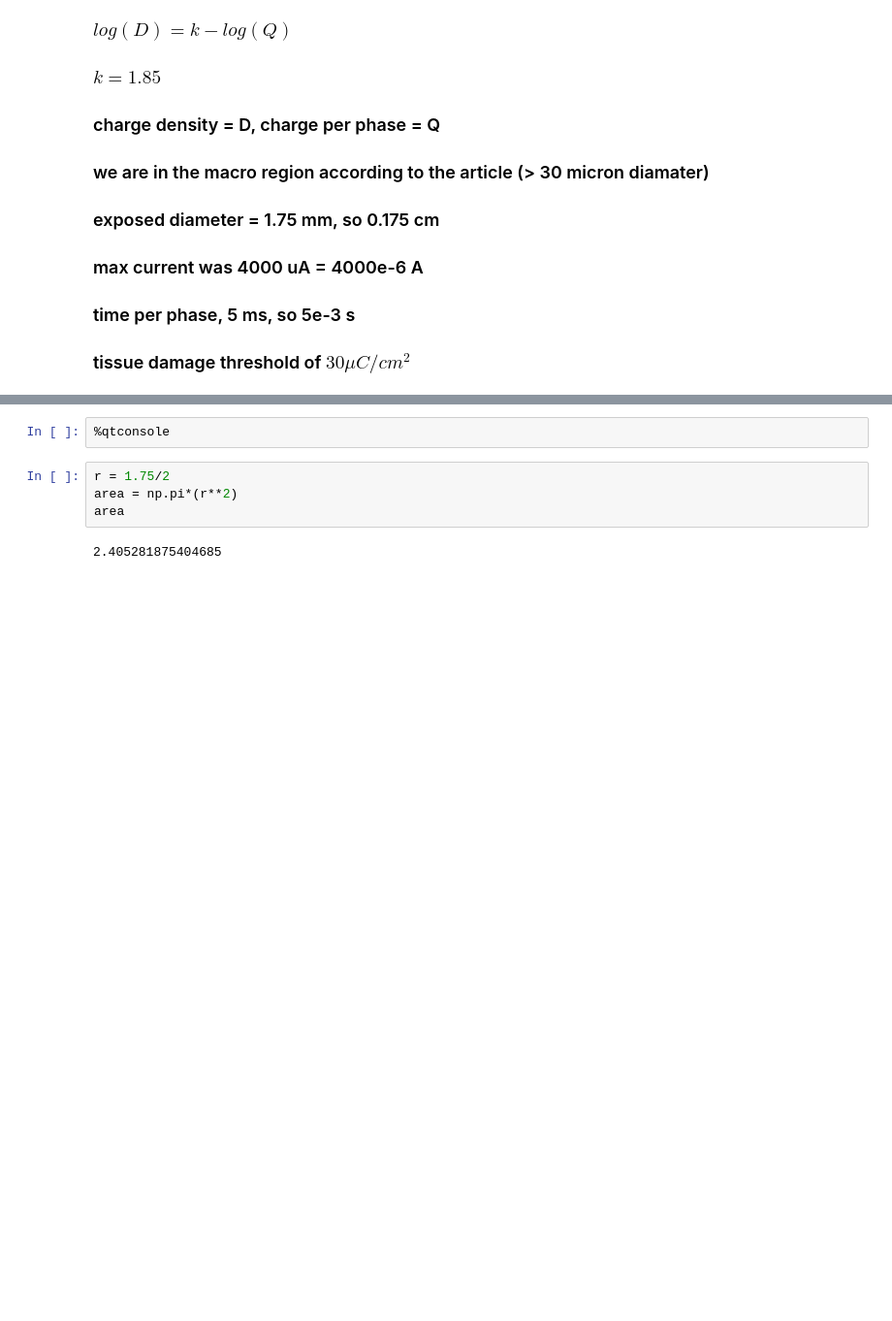
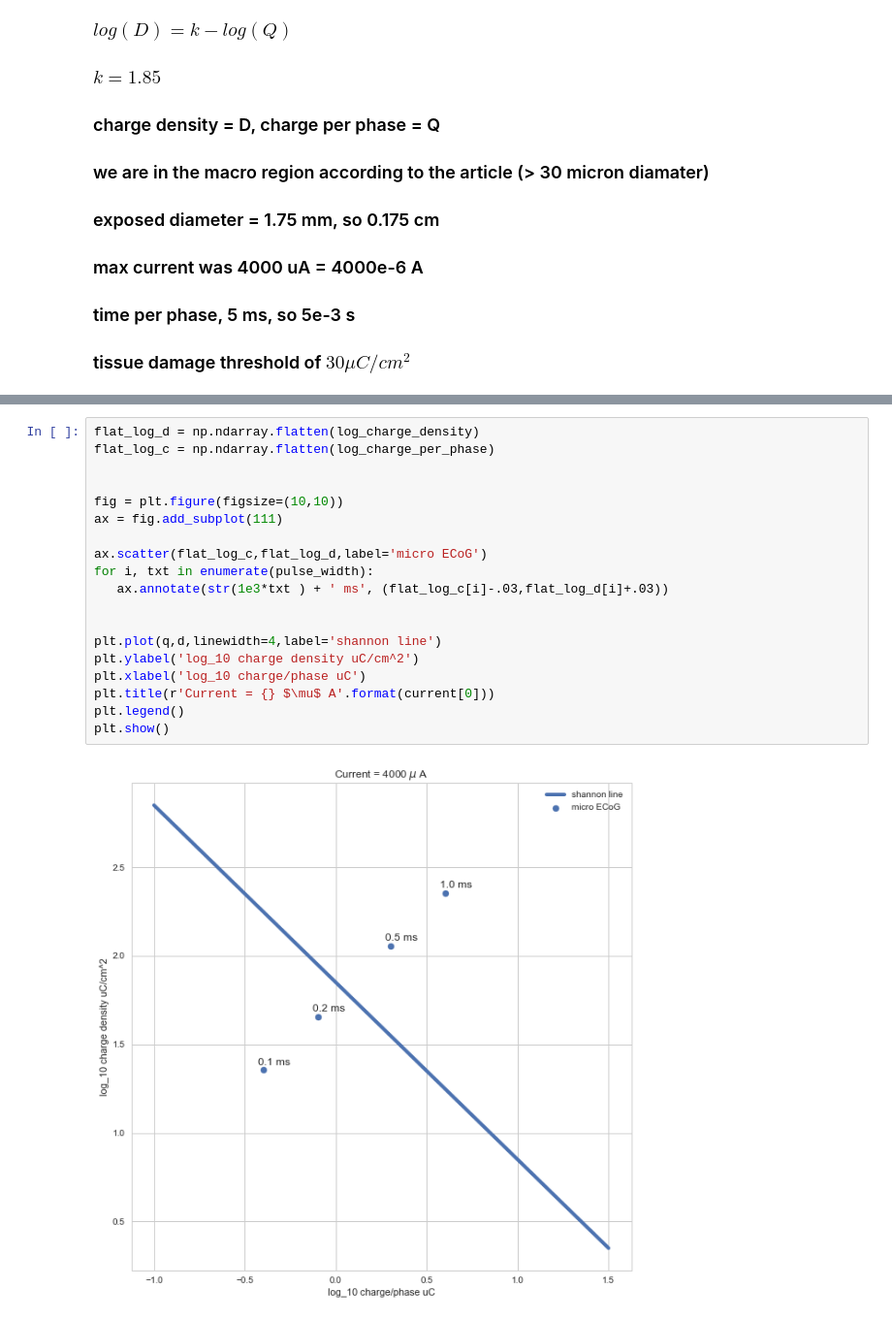
Before and after one commit to davidjuliancaldwell/ElectrodeDamageCalculations, a Jupyter notebook: shannon_damage_BLBT_2017.ipynb, the cells around one changed output, grey strips where cells are left out. Shown at 97% size. Cells and saved outputs as stored; diff of their text form; blank space fills up the shorter version.

Commit message:
changes to shannon for starting to think about intraoperative acute experiment with BLBT work

```diff
--- a/shannon_damage_BLBT_2017.ipynb
+++ b/shannon_damage_BLBT_2017.ipynb
@@ -51,8 +86,21 @@ the charge per phase is 2.91986401693 log10 uC/cm^2
-# %%
-%qtconsole
-# %%
-r = 1.75/2
-area = np.pi*(r**2)
-area
-# %% [output]
-2.405281875404685
+# %%
+flat_log_d = np.ndarray.flatten(log_charge_density)
+flat_log_c = np.ndarray.flatten(log_charge_per_phase)
+
+
+fig = plt.figure(figsize=(10,10))
+ax = fig.add_subplot(111)
+
+ax.scatter(flat_log_c,flat_log_d,label='micro ECoG')
+for i, txt in enumerate(pulse_width):
+   ax.annotate(str(1e3*txt ) + ' ms', (flat_log_c[i]-.03,flat_log_d[i]+.03))
+
+
+plt.plot(q,d,linewidth=4,label='shannon line')
+plt.ylabel('log_10 charge density uC/cm^2')
+plt.xlabel('log_10 charge/phase uC')
+plt.title(r'Current = {} $\mu$ A'.format(current[0]))
+plt.legend()
+plt.show()
+# %% [output]
+[figure, added]
```
Also changed, not shown: parts of 3 cells of this notebook, 1 other file.
